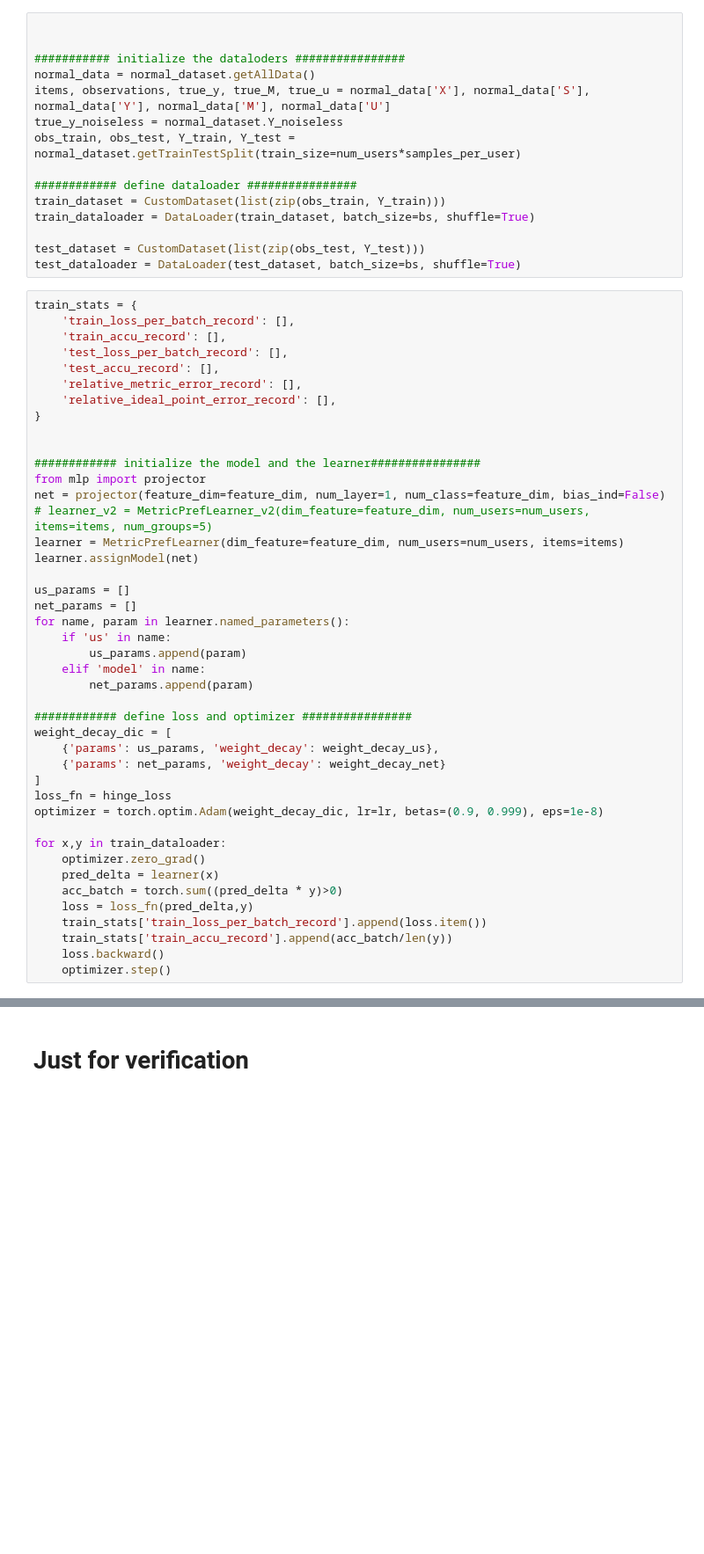
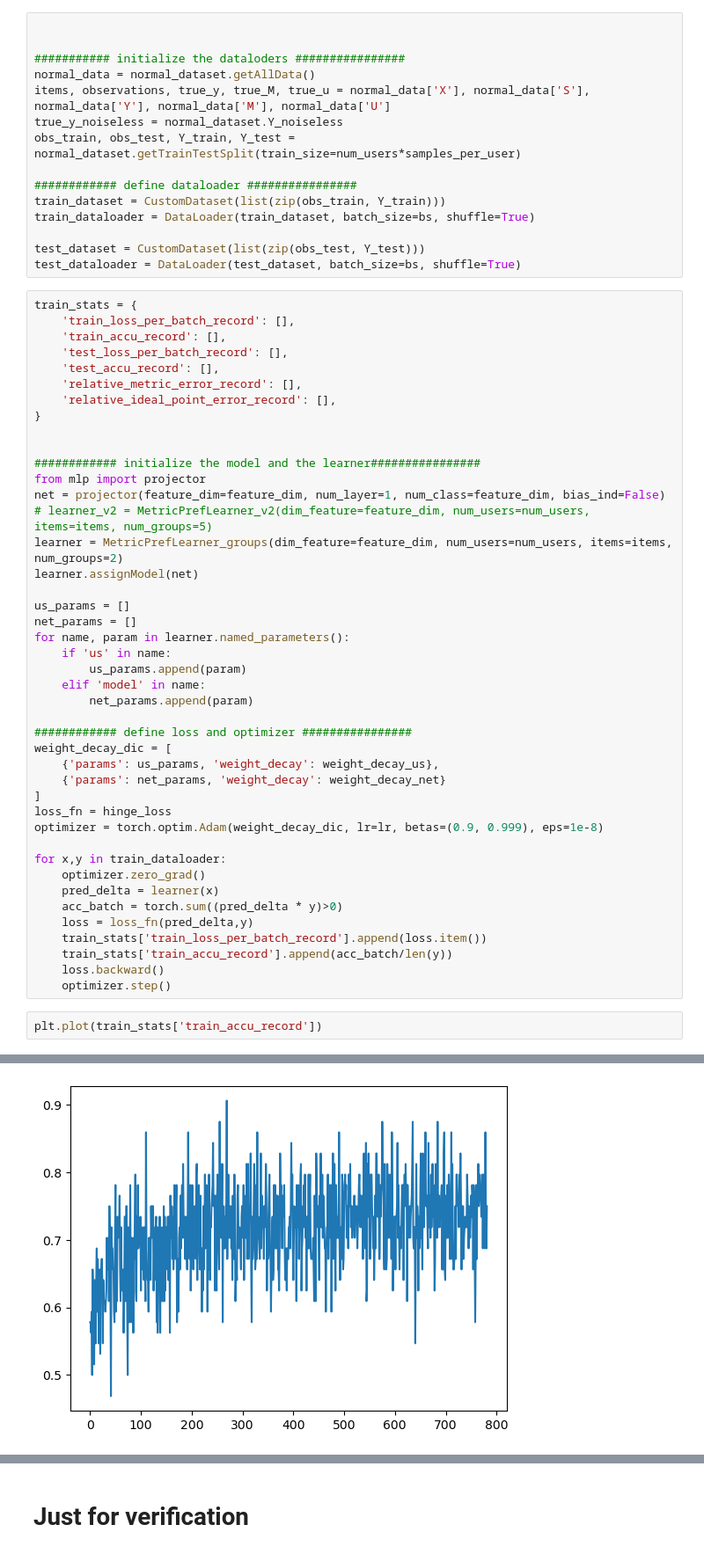
Before and after one commit to ChenDaiwei-99/multiuser-metric-preference, a Jupyter notebook: tmp_torch_module_subgroups_daiwei.ipynb, the cells around one changed output, grey strips where cells are left out. Shown: that part at 88% size. Drawn from its saved outputs; the diff is of its cells as text; blank space fills up the shorter version.

```diff
--- a/tmp_torch_module_subgroups_daiwei.ipynb
+++ b/tmp_torch_module_subgroups_daiwei.ipynb
@@ -377,7 +395,7 @@ train_stats = {
 from mlp import projector
 net = projector(feature_dim=feature_dim, num_layer=1, num_class=feature_dim, bias_ind=False)
 # learner_v2 = MetricPrefLearner_v2(dim_feature=feature_dim, num_users=num_users, items=items, num_groups=5)
-learner = MetricPrefLearner(dim_feature=feature_dim, num_users=num_users, items=items)
+learner = MetricPrefLearner_groups(dim_feature=feature_dim, num_users=num_users, items=items, num_groups=2)
 learner.assignModel(net)
 
 us_params = []
@@ -405,3 +423,6 @@ for x,y in train_dataloader:
     train_stats['train_accu_record'].append(acc_batch/len(y))
     loss.backward()
     optimizer.step()
+# %%
+plt.plot(train_stats['train_accu_record'])
+# %% [output]
@@ -407,0 +430 @@ for x,y in train_dataloader:
+[figure, added]
```
Also changed, not shown: parts of 22 cells of this notebook, 5 other files.
